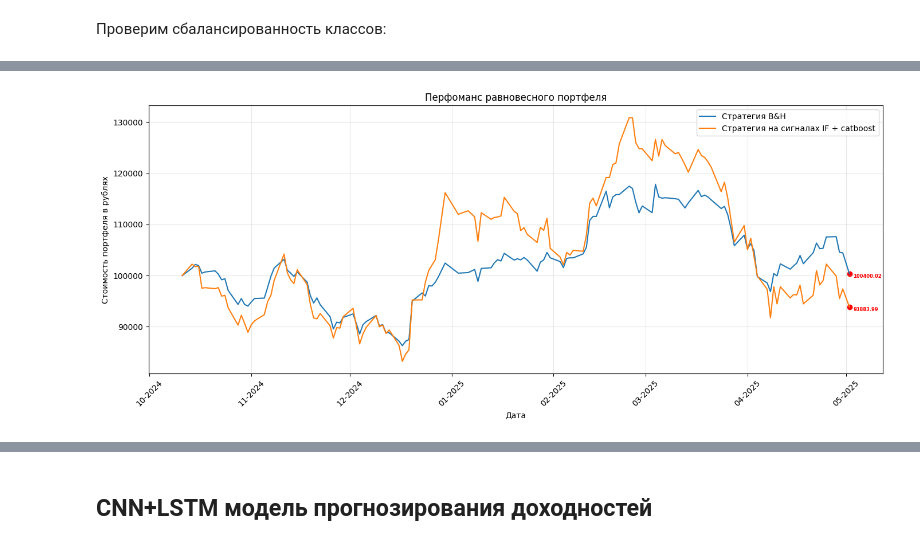
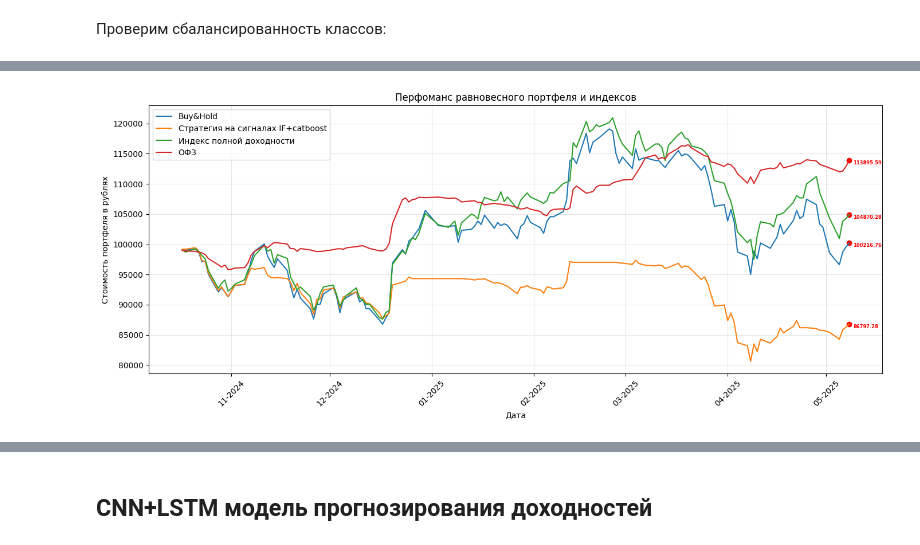
Before and after one commit to garotar/PortfolioOptimization, a Jupyter notebook: experiments.ipynb, the cells around one changed output, grey strips where cells are left out. Cells and saved outputs as stored; diff of their text form; code cells hidden in the pictures.

```diff
--- a/experiments.ipynb
+++ b/experiments.ipynb
@@ -154 +209,3 @@ total_pf_df, total_pf_value, pf_return = baseline_backtester.buy_and_hold_perfor
+# %%
+bh_portfolio = backtester.run_buy_and_hold()
 # %%
@@ -234,5 +311,9 @@ __Идея__:
 # %%
-signal_classifier = SignalClassifier(df_with_anomalies, features=gen_features, lookahead=10)
+signal_classifier = SignalClassifier(
+    df=df_with_anomalies,
+    features=gen_features,
+    lookahead=10
+)
 # %% [markdown]
 Проверим сбалансированность классов:
 # %%
@@ -258,5 +339,12 @@ Name: count, dtype: int64
 # %%
-signal_classifier.train(test_split_ratio=0.1, n_folds=5, gap=5)
+signal_classifier.train(
+    test_split_ratio=0.1,
+    n_folds=5,
+    gap=5
+)
 
-proba, signals = signal_classifier.evaluate(bull_threshold=0.5, bear_threshold=0.5)
+proba, signals = signal_classifier.evaluate(
+    bull_threshold=0.4,
+    bear_threshold=0.3
+)
 # %% [output]
@@ -300,0 +374,6 @@ signal_metrics
+# %%
+signal_portfolio = backtester.run_signal_backtest(
+    signals_df=signals,
+    size=12_500,
+    size_type="value"
+)
@@ -301,8 +391,10 @@ signal_metrics
 # %%
-plot_equity(equity_series={"Стратегия B&H": total_pf_value,
-                           "Стратегия на сигналах IF + catboost" : signal_portfolio.value()},
-            title="Перфоманс равновесного портфеля",
+plot_equity(equity_series={"Buy&Hold": bh_portfolio.value(),
+                           "Стратегия на сигналах IF+catboost" : signal_portfolio.value(),
+                           "Индекс полной доходности": mcftr_pf.value(),
+                           "ОФЗ": rgbitr_pf.value()},
+            title="Перфоманс равновесного портфеля и индексов",
             ylabel="Стоимость портфеля в рублях",
             last_point=True)
 # %% [output]
-[figure, old version]
+[figure, new version]
```
Also changed, not shown: parts of 98 cells of this notebook, 48 other files.
